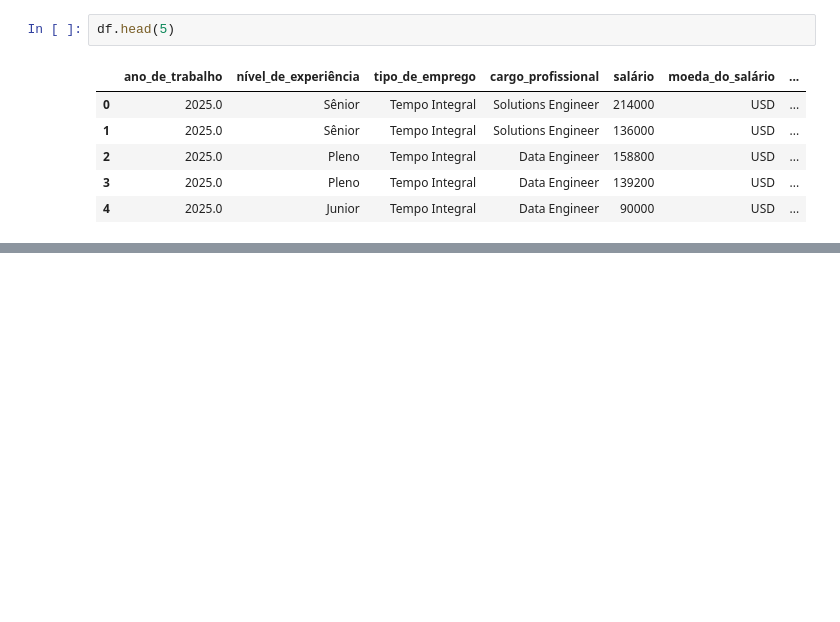
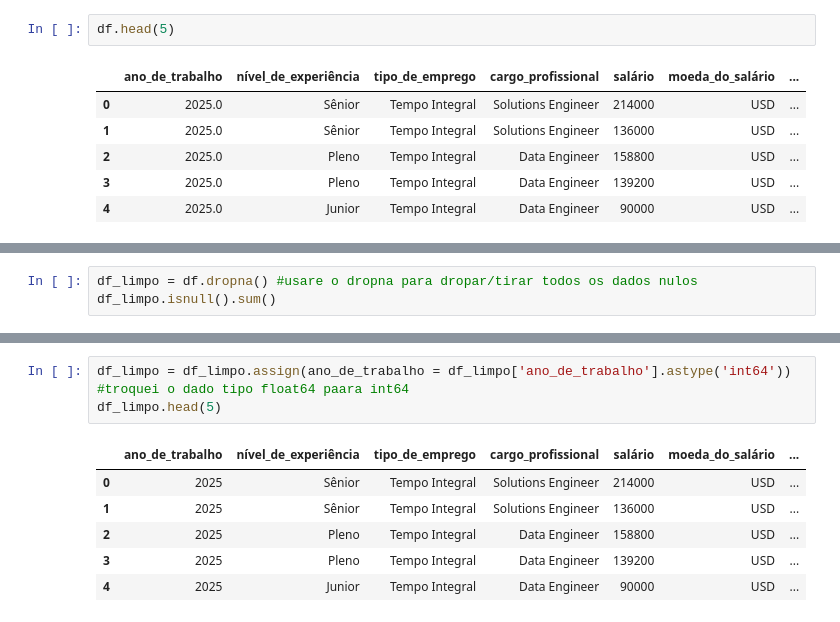
Before and after one commit to ThiagoVenturim/studying_python_data, a Jupyter notebook: Alura/AluraAula1.ipynb, the cells around one changed output, grey strips where cells are left out. Drawn from its saved outputs; the diff is of its cells as text; blank space fills up the shorter version.

```diff
--- a/Alura/AluraAula1.ipynb
+++ b/Alura/AluraAula1.ipynb
@@ -195,0 +295,3 @@ df.describe(include = "object")
+# %%
+df_limpo = df.dropna() #usare o dropna para dropar/tirar todos os dados nulos
+df_limpo.isnull().sum()
@@ -195,0 +342,10 @@ df.describe(include = "object")
+# %%
+df_limpo = df_limpo.assign(ano_de_trabalho = df_limpo['ano_de_trabalho'].astype('int64')) #troquei o dado tipo float64 paara int64
+df_limpo.head(5)
+# %% [output]
+|  | ano_de_trabalho | nível_de_experiência | tipo_de_emprego | cargo_profissional | salário | moeda_do_salário | ... |
+| 0 | 2025 | Sênior | Tempo Integral | Solutions Engineer | 214000 | USD | ... |
+| 1 | 2025 | Sênior | Tempo Integral | Solutions Engineer | 136000 | USD | ... |
+| 2 | 2025 | Pleno | Tempo Integral | Data Engineer | 158800 | USD | ... |
+| 3 | 2025 | Pleno | Tempo Integral | Data Engineer | 139200 | USD | ... |
+| 4 | 2025 | Junior | Tempo Integral | Data Engineer | 90000 | USD | ... |
```
Also changed, not shown: parts of 13 cells of this notebook.
